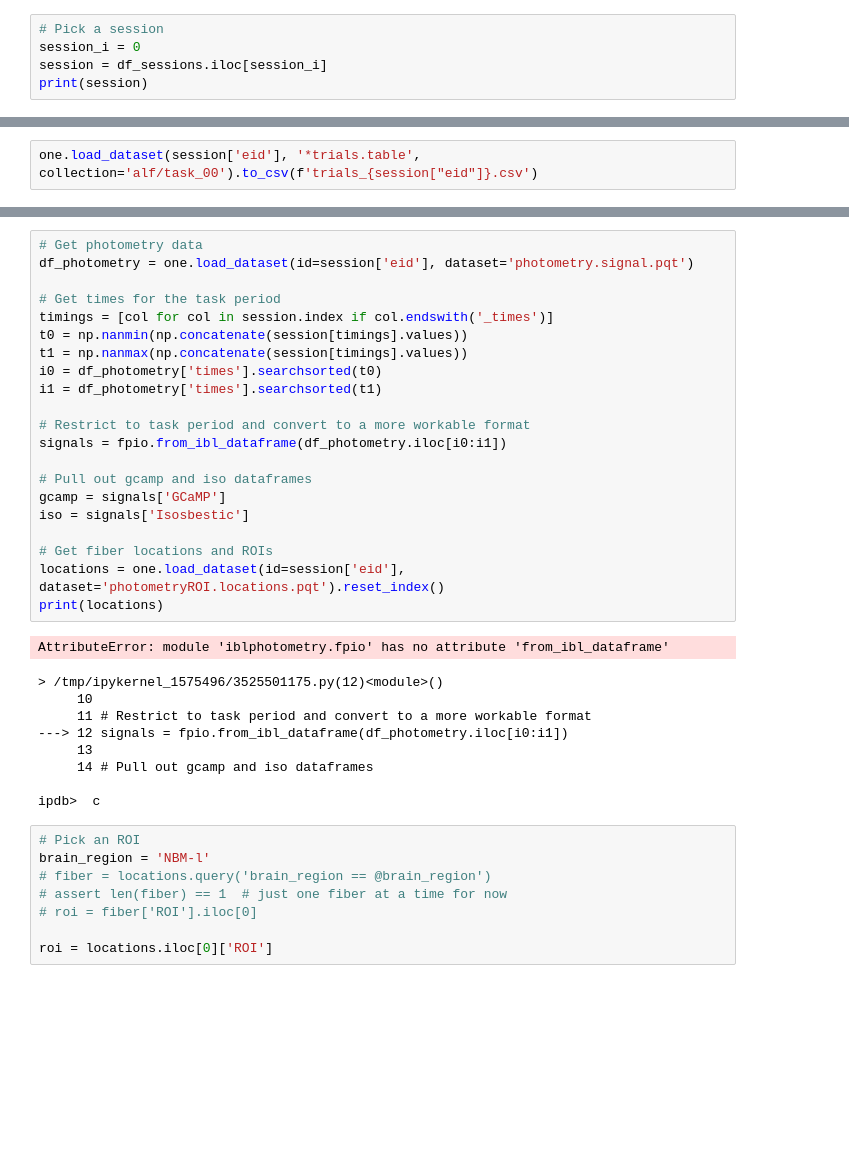
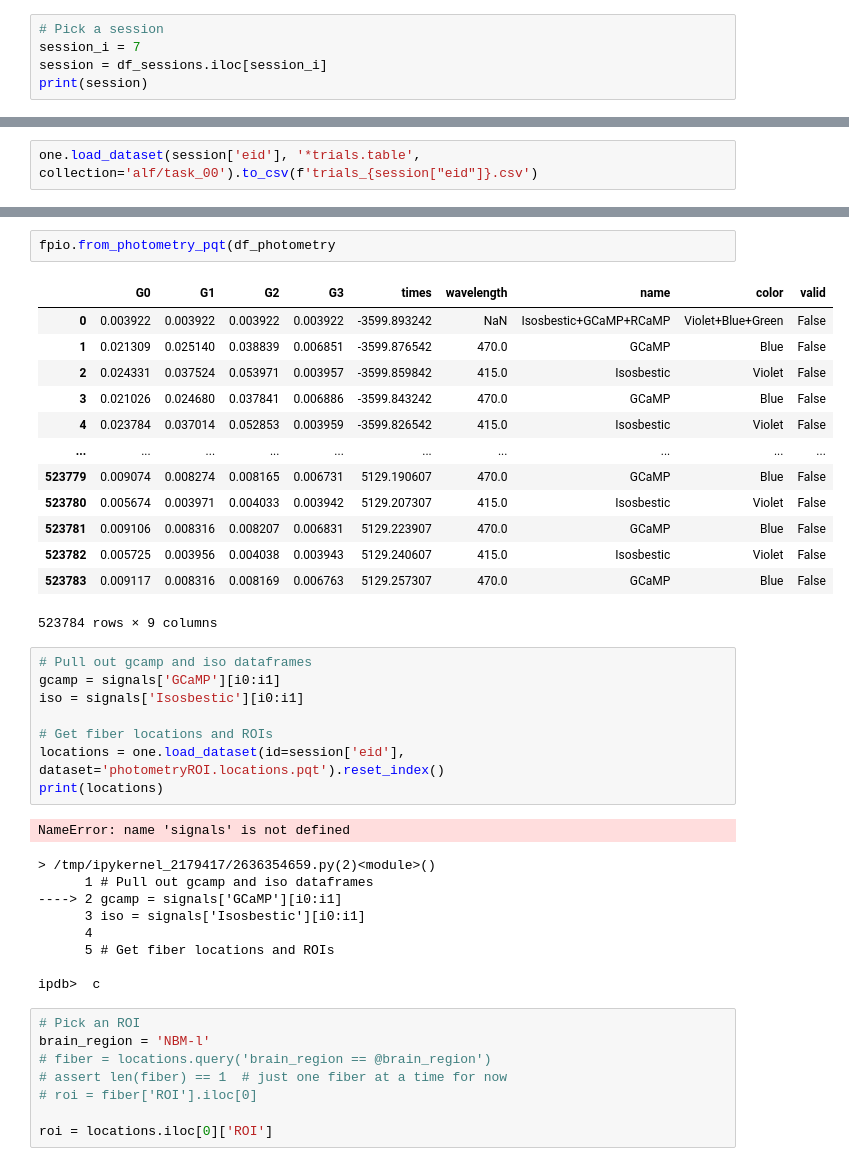
Before and after one commit to davcrom/ibl_neuromodulators, a Jupyter notebook: 01_session_viewer.ipynb, the cells around one changed output, grey strips where cells are left out. Saved outputs shown, nothing was run; the diff lists cells and outputs as text; blank space fills up the shorter version.

```diff
--- a/01_session_viewer.ipynb
+++ b/01_session_viewer.ipynb
@@ -41,7 +41,7 @@ df_sessions.head()
 # print(session)
 # %%
 # Pick a session
-session_i = 0
+session_i = 7
 session = df_sessions.iloc[session_i]
 print(session)
 # %% [output]
@@ -64,32 +86,35 @@ one.load_dataset(session['eid'], '*trials.table', collection='alf/task_00').to_c
+# %%
+fpio.from_photometry_pqt(df_photometry
+# %% [output]
+|  | G0 | G1 | G2 | G3 | times | wavelength | name | color | valid |
+| 0 | 0.003922 | 0.003922 | 0.003922 | 0.003922 | -3599.893242 | NaN | Isosbestic+GCaMP+RCaMP | Violet+Blue+Green | False |
+| 1 | 0.021309 | 0.025140 | 0.038839 | 0.006851 | -3599.876542 | 470.0 | GCaMP | Blue | False |
+| 2 | 0.024331 | 0.037524 | 0.053971 | 0.003957 | -3599.859842 | 415.0 | Isosbestic | Violet | False |
+| 3 | 0.021026 | 0.024680 | 0.037841 | 0.006886 | -3599.843242 | 470.0 | GCaMP | Blue | False |
+| 4 | 0.023784 | 0.037014 | 0.052853 | 0.003959 | -3599.826542 | 415.0 | Isosbestic | Violet | False |
+| ... | ... | ... | ... | ... | ... | ... | ... | ... | ... |
+| 523779 | 0.009074 | 0.008274 | 0.008165 | 0.006731 | 5129.190607 | 470.0 | GCaMP | Blue | False |
+| 523780 | 0.005674 | 0.003971 | 0.004033 | 0.003942 | 5129.207307 | 415.0 | Isosbestic | Violet | False |
+| 523781 | 0.009106 | 0.008316 | 0.008207 | 0.006831 | 5129.223907 | 470.0 | GCaMP | Blue | False |
+| 523782 | 0.005725 | 0.003956 | 0.004038 | 0.003943 | 5129.240607 | 415.0 | Isosbestic | Violet | False |
+| 523783 | 0.009117 | 0.008316 | 0.008169 | 0.006763 | 5129.257307 | 470.0 | GCaMP | Blue | False |
+523784 rows × 9 columns
 # %%
-# Get photometry data
-df_photometry = one.load_dataset(id=session['eid'], dataset='photometry.signal.pqt')
-
-# Get times for the task period
-timings = [col for col in session.index if col.endswith('_times')]
-t0 = np.nanmin(np.concatenate(session[timings].values))
-t1 = np.nanmax(np.concatenate(session[timings].values))
-i0 = df_photometry['times'].searchsorted(t0)
-i1 = df_photometry['times'].searchsorted(t1)
-
-# Restrict to task period and convert to a more workable format
-signals = fpio.from_ibl_dataframe(df_photometry.iloc[i0:i1])
-
 # Pull out gcamp and iso dataframes
-gcamp = signals['GCaMP']
-iso = signals['Isosbestic']
+gcamp = signals['GCaMP'][i0:i1]
+iso = signals['Isosbestic'][i0:i1]
 
 # Get fiber locations and ROIs
 locations = one.load_dataset(id=session['eid'], dataset='photometryROI.locations.pqt').reset_index()
 print(locations)
 # %% [output]
-AttributeError: module 'iblphotometry.fpio' has no attribute 'from_ibl_dataframe'
+NameError: name 'signals' is not defined
-> /tmp/ipykernel_1575496/3525501175.py(12)<module>()
-     10
-     11 # Restrict to task period and convert to a more workable format
----> 12 signals = fpio.from_ibl_dataframe(df_photometry.iloc[i0:i1])
-     13
-     14 # Pull out gcamp and iso dataframes
+> /tmp/ipykernel_2179417/2636354659.py(2)<module>()
+      1 # Pull out gcamp and iso dataframes
+----> 2 gcamp = signals['GCaMP'][i0:i1]
+      3 iso = signals['Isosbestic'][i0:i1]
+      4
+      5 # Get fiber locations and ROIs
 
 ipdb>  c
 # %%
```
Also changed, not shown: parts of 4 cells of this notebook, 3 other files.
